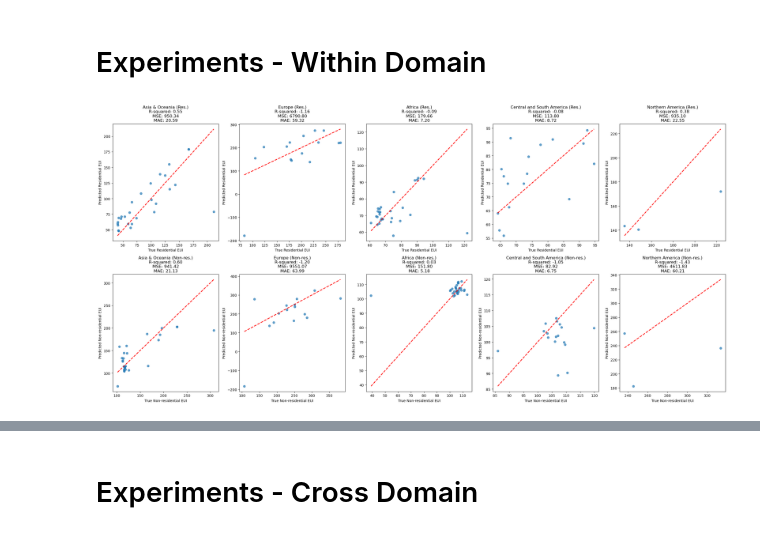
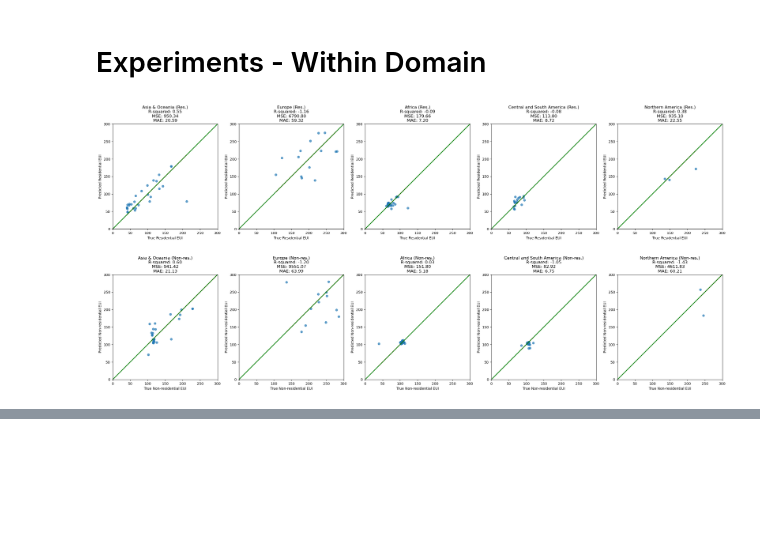
Before and after one commit to AliciaXia222/Capstone-Team-Climate-Trace, a Jupyter notebook: notebooks/05_Experiments.ipynb, the cells around one changed output, grey strips where cells are left out. Saved outputs shown, nothing was run; the diff lists cells and outputs as text; code cells hidden in the pictures; blank space fills up the shorter version.

Commit message:
delete jupyter feature importance + update experiments

```diff
--- a/notebooks/05_Experiments.ipynb
+++ b/notebooks/05_Experiments.ipynb
@@ -264,8 +264,6 @@ concatenated_results_knn.sort_values(by=['Target', 'Strategy'], ascending=[True,
 # %% [markdown]
 # Experiments - Within Domain
 # %%
- ## WITHIN DOMAIN
-
 import os
 from datetime import datetime
 import pandas as pd
@@ -290,7 +288,6 @@ merged_df = merged_df[merged_df['Country'] != 'Taiwan']
 # Split into training and test sets
 np.random.seed(123)
 merged_df['is_train'] = np.random.choice([1, 0], size=len(merged_df), p=[0.8, 0.2])
-
 
 # Define the regions to loop through
 regions = ['Asia & Oceania', 'Europe', 'Africa', 'Central and South America', 'Northern America']
@@ -313,38 +310,58 @@ for i, region in enumerate(regions):
     model_res = LinearRegression()
     model_res.fit(X_train, y_train_res)
     y_pred_res = model_res.predict(X_test)
     mse_res = mean_squared_error(y_test_res, y_pred_res)
     r2_res = r2_score(y_test_res, y_pred_res)
     mae_res = mean_absolute_error(y_test_res, y_pred_res)
 
     # Train the linear regression model for Non-residential EUI
     model_non_res = LinearRegression()
     model_non_res.fit(X_train, y_train_non_res)
     y_pred_non_res = model_non_res.predict(X_test)
     mse_non_res = mean_squared_error(y_test_non_res, y_pred_non_res)
     r2_non_res = r2_score(y_test_non_res, y_pred_non_res)
     mae_non_res = mean_absolute_error(y_test_non_res, y_pred_non_res)
 
+    # Filter valid points where predictions and actual values are >= 0
+    valid_res = (y_test_res >= 0) & (y_pred_res >= 0)
+    y_test_res_valid = y_test_res[valid_res]
+    y_pred_res_valid = y_pred_res[valid_res]
+
+    valid_non_res = (y_test_non_res >= 0) & (y_pred_non_res >= 0)
+    y_test_non_res_valid = y_test_non_res[valid_non_res]
+    y_pred_non_res_valid = y_pred_non_res[valid_non_res]
+
     # Plot for Residential EUI
-    axes[i].scatter(y_test_res, y_pred_res, alpha=0.7)
-    axes[i].plot([y_test_res.min(), y_test_res.max()], [y_test_res.min(), y_test_res.max()], 'r--', lw=2)
+    axes[i].scatter(y_test_res_valid, y_pred_res_valid, alpha=0.7)
+    axes[i].plot([y_test_res_valid.min(), y_test_res_valid.max()], [y_test_res_valid.min(), y_test_res_valid.max()], 'r--', lw=2)
+    axes[i].plot([0, 300], [0, 300], 'g-', lw=2)  # Add line x = y starting from 0, 0 to 300, 300
     axes[i].set_xlabel('True Residential EUI')
     axes[i].set_ylabel('Predicted Residential EUI')
     axes[i].set_title(f'{region} (Res.)\nR-squared: {r2_res:.2f}\nMSE: {mse_res:.2f}\nMAE: {mae_res:.2f}')
 
+    # Set axis limits for Residential EUI
+    axes[i].set_xlim(0, 300)
+    axes[i].set_ylim(0, 300)
+    axes[i].set_aspect('equal', adjustable='box')  # Make the plot square
+
     # Plot for Non-residential EUI
-    axes[i + 5].scatter(y_test_non_res, y_pred_non_res, alpha=0.7)
-    axes[i + 5].plot([y_test_non_res.min(), y_test_non_res.max()], [y_test_non_res.min(), y_test_non_res.max()], 'r--', lw=2)
+    axes[i + 5].scatter(y_test_non_res_valid, y_pred_non_res_valid, alpha=0.7)
+    axes[i + 5].plot([y_test_non_res_valid.min(), y_test_non_res_valid.max()], [y_test_non_res_valid.min(), y_test_non_res_valid.max()], 'r--', lw=2)
+    axes[i + 5].plot([0, 300], [0, 300], 'g-', lw=2)  # Add line x = y starting from 0, 0 to 300, 300
     axes[i + 5].set_xlabel('True Non-residential EUI')
     axes[i + 5].set_ylabel('Predicted Non-residential EUI')
     axes[i + 5].set_title(f'{region} (Non-res.)\nR-squared: {r2_non_res:.2f}\nMSE: {mse_non_res:.2f}\nMAE: {mae_non_res:.2f}')
 
+    # Set axis limits for Non-residential EUI
+    axes[i + 5].set_xlim(0, 300)
+    axes[i + 5].set_ylim(0, 300)
+    axes[i + 5].set_aspect('equal', adjustable='box')  # Make the plot square
 
 # Adjust layout
 plt.tight_layout()
 plt.show()
 # %% [output]
-[figure, old version]
+[figure, new version]
 # %%
 within_domain_results_lr
 # %% [output]
@@ -361,5 +378,3 @@ within_domain_results_lr
 | 9 | Northern America | Non-residential EUI (kWh/m2/year) | Within-Domain | Linear Regression | hdd_total_year, cdd_total_year, G... | HDD | CDD | GDP | URB | Lat | Lon... | 4611.830 | -1.43 | 60.210 | ... |
 | 10 | Total | Residential EUI (kWh/m2/year) | Within-Domain | Linear Regression | hdd_total_year, cdd_total_year, G... | HDD | CDD | GDP | URB | Lat | Lon... | 1793.940 | -0.08 | 23.676 | ... |
 | 11 | Total | Non-residential EUI (kWh/m2/year) | Within-Domain | Linear Regression | hdd_total_year, cdd_total_year, G... | HDD | CDD | GDP | URB | Lat | Lon... | 3067.808 | -0.61 | 31.452 | ... |
-# %% [markdown]
-# Experiments - Cross Domain
```
Also changed, not shown: parts of 2 cells of this notebook, 3 other files.
